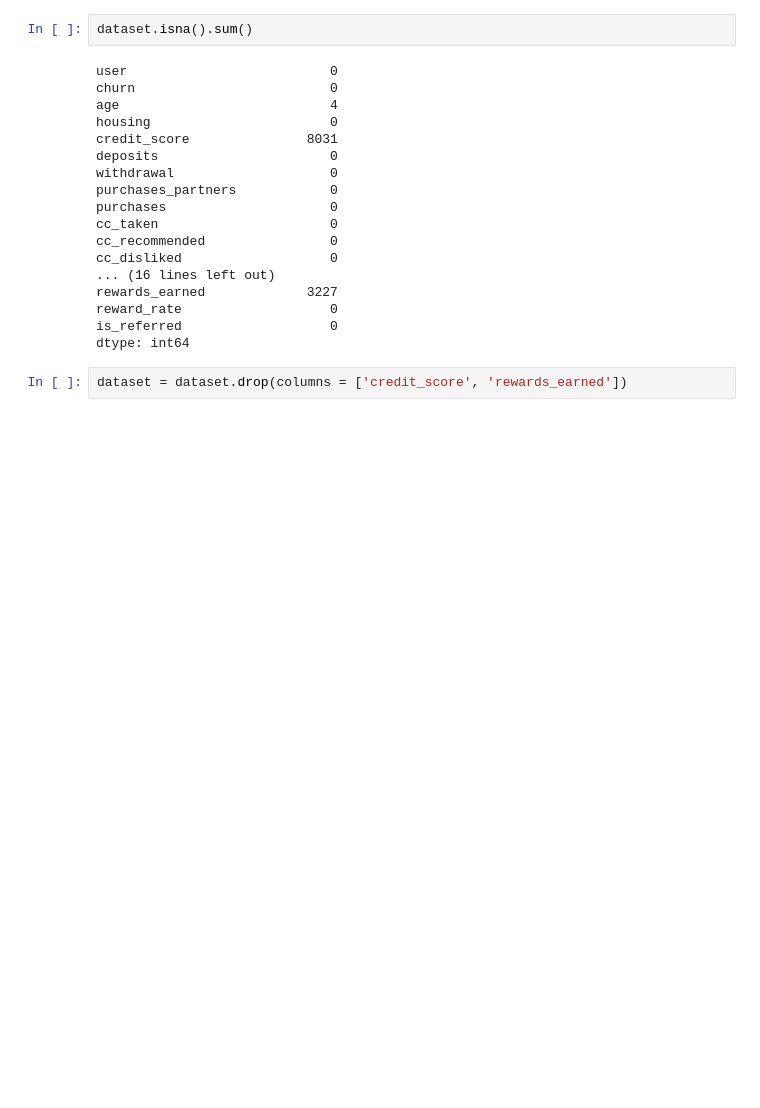
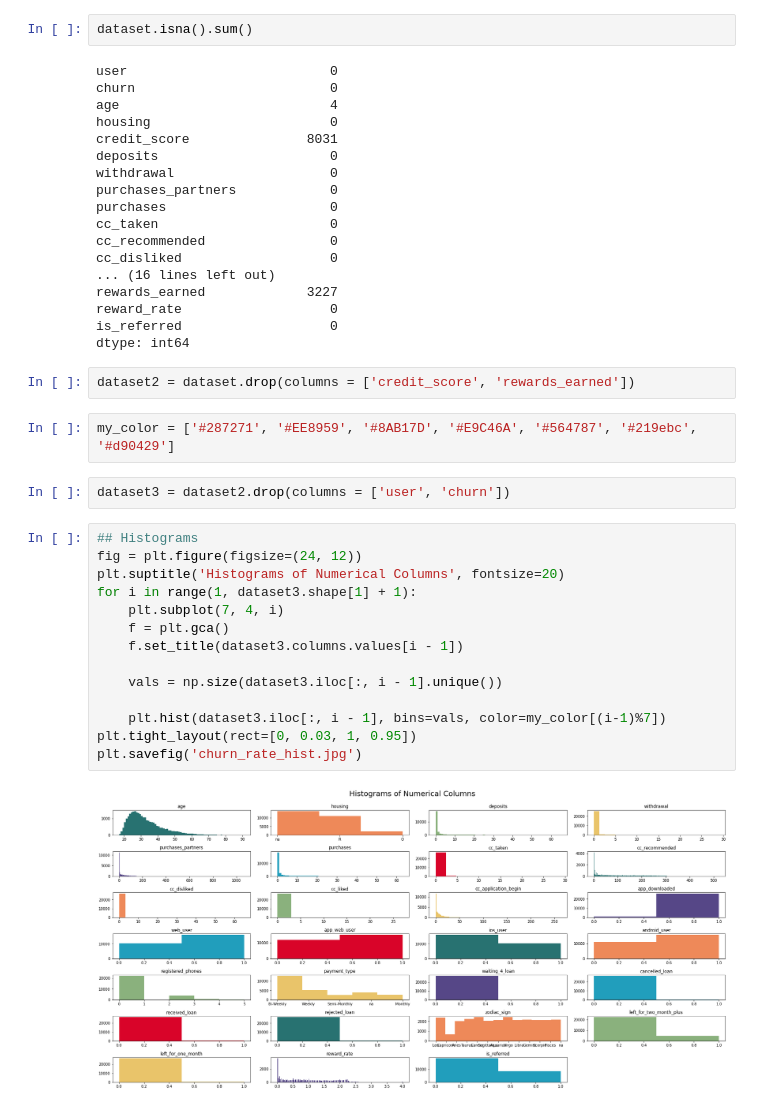
Before and after one commit to jha-vineet69/Minimizing-Churn-Rate, a Jupyter notebook: Minimizing_Churn.ipynb, the cells around one changed output. Saved outputs shown, nothing was run; the diff lists cells and outputs as text; blank space fills up the shorter version.

Commit message:
Added some Visualizations

```diff
--- a/Minimizing_Churn.ipynb
+++ b/Minimizing_Churn.ipynb
@@ -114,4 +115,24 @@ reward_rate                   0
 is_referred                   0
 dtype: int64
 # %%
-dataset = dataset.drop(columns = ['credit_score', 'rewards_earned'])
+dataset2 = dataset.drop(columns = ['credit_score', 'rewards_earned'])
+# %%
+my_color = ['#287271', '#EE8959', '#8AB17D', '#E9C46A', '#564787', '#219ebc', '#d90429']
+# %%
+dataset3 = dataset2.drop(columns = ['user', 'churn'])
+# %%
+## Histograms
+fig = plt.figure(figsize=(24, 12))
+plt.suptitle('Histograms of Numerical Columns', fontsize=20)
+for i in range(1, dataset3.shape[1] + 1):
+    plt.subplot(7, 4, i)
+    f = plt.gca()
+    f.set_title(dataset3.columns.values[i - 1])
+
+    vals = np.size(dataset3.iloc[:, i - 1].unique())
+
+    plt.hist(dataset3.iloc[:, i - 1], bins=vals, color=my_color[(i-1)%7])
+plt.tight_layout(rect=[0, 0.03, 1, 0.95])
+plt.savefig('churn_rate_hist.jpg')
+# %% [output]
+[figure, added]
```
Also changed, not shown: parts of 4 cells of this notebook.
